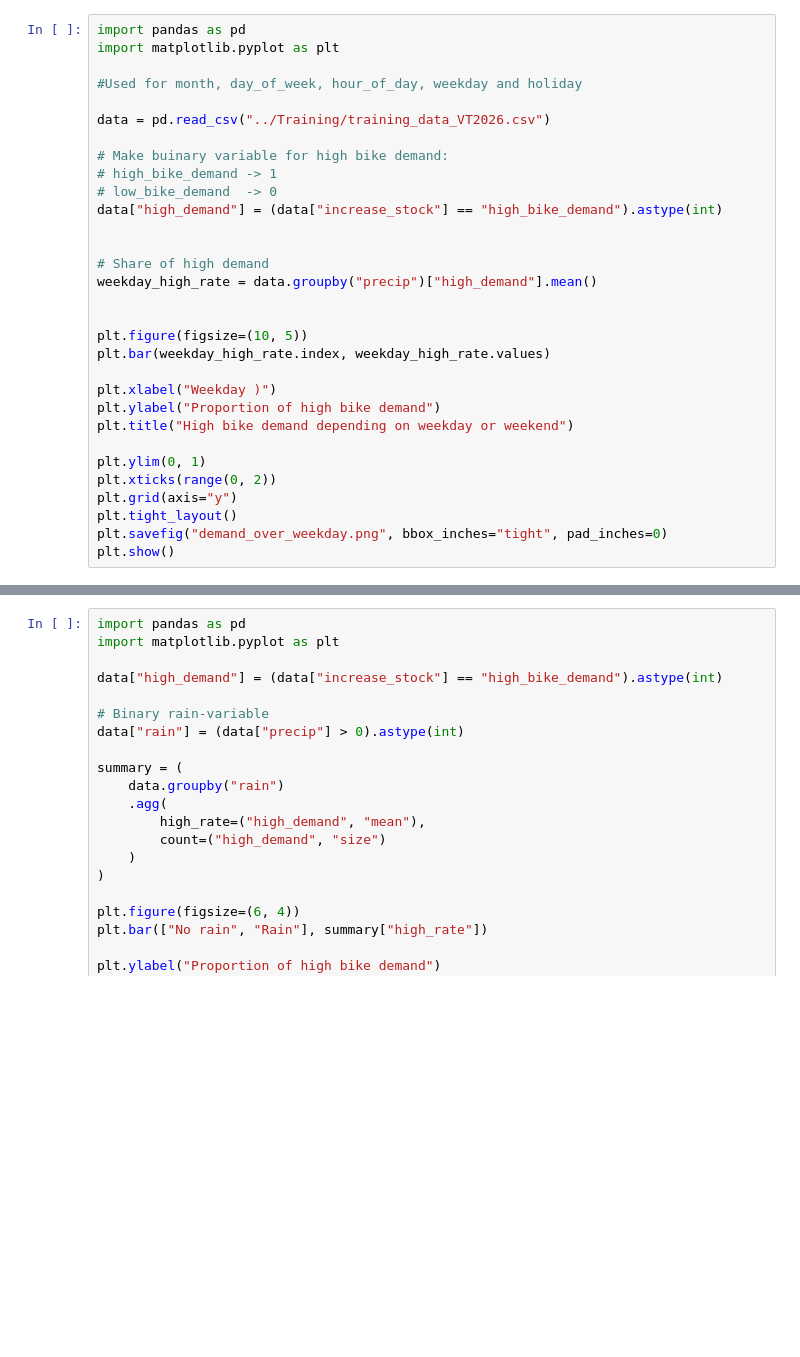
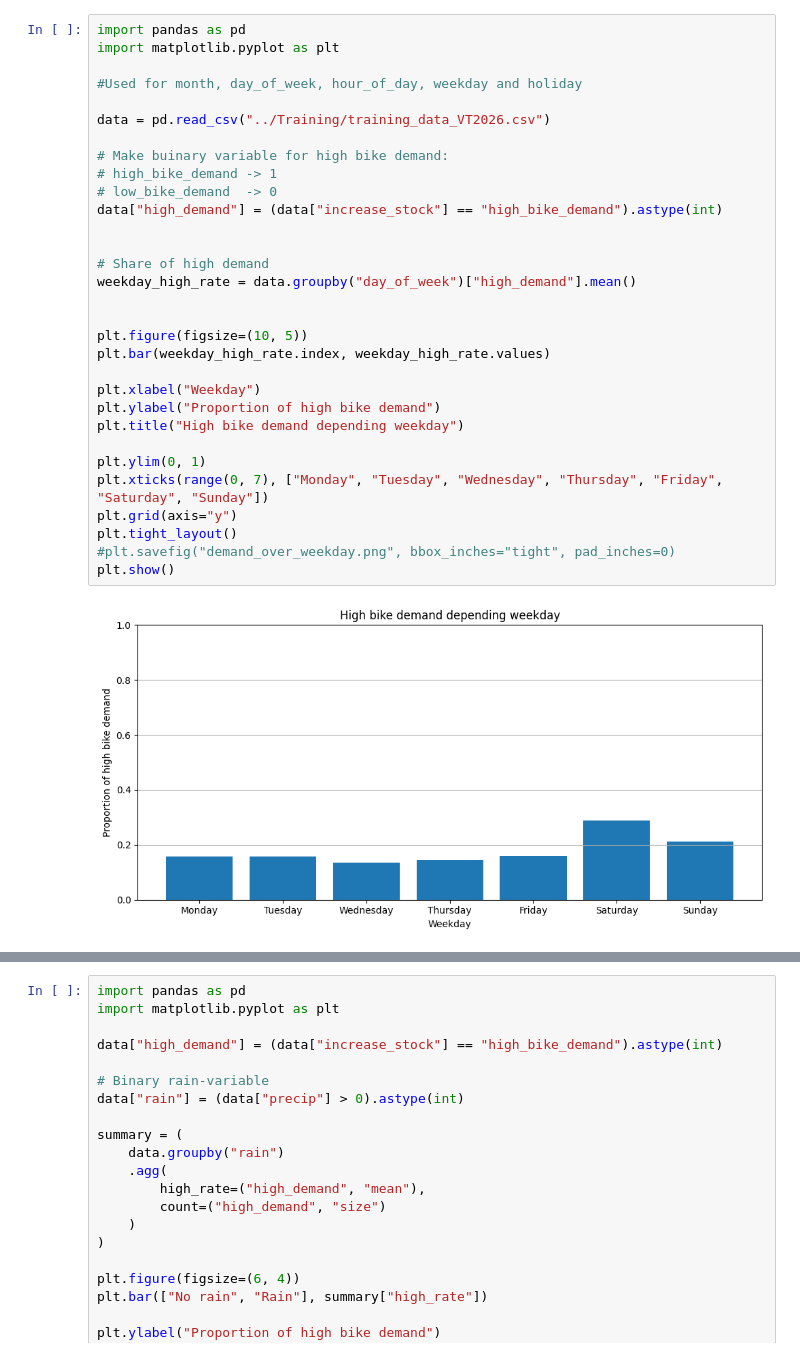
Before and after one commit to sebberendel/machine_learning_project, a Jupyter notebook: notebooks/Ivars.ipynb, the cells around one changed output, grey strips where cells are left out. Cells and saved outputs as stored; diff of their text form; blank space fills up the shorter version.

```diff
--- a/notebooks/Ivars.ipynb
+++ b/notebooks/Ivars.ipynb
@@ -1,31 +1,33 @@
 # %%
 import pandas as pd
 import matplotlib.pyplot as plt
 
 #Used for month, day_of_week, hour_of_day, weekday and holiday
 
 data = pd.read_csv("../Training/training_data_VT2026.csv")
 
 # Make buinary variable for high bike demand:
 # high_bike_demand -> 1
 # low_bike_demand  -> 0
 data["high_demand"] = (data["increase_stock"] == "high_bike_demand").astype(int)
 
 
 # Share of high demand
-weekday_high_rate = data.groupby("precip")["high_demand"].mean()
+weekday_high_rate = data.groupby("day_of_week")["high_demand"].mean()
 
 
 plt.figure(figsize=(10, 5))
 plt.bar(weekday_high_rate.index, weekday_high_rate.values)
 
-plt.xlabel("Weekday )")
+plt.xlabel("Weekday")
 plt.ylabel("Proportion of high bike demand")
-plt.title("High bike demand depending on weekday or weekend")
+plt.title("High bike demand depending weekday")
 
 plt.ylim(0, 1)
-plt.xticks(range(0, 2))
+plt.xticks(range(0, 7), ["Monday", "Tuesday", "Wednesday", "Thursday", "Friday", "Saturday", "Sunday"])
 plt.grid(axis="y")
 plt.tight_layout()
-plt.savefig("demand_over_weekday.png", bbox_inches="tight", pad_inches=0)
+#plt.savefig("demand_over_weekday.png", bbox_inches="tight", pad_inches=0)
 plt.show()
+# %% [output]
+[figure, added]
```
Also changed, not shown: parts of 3 cells of this notebook, 1 other file.
